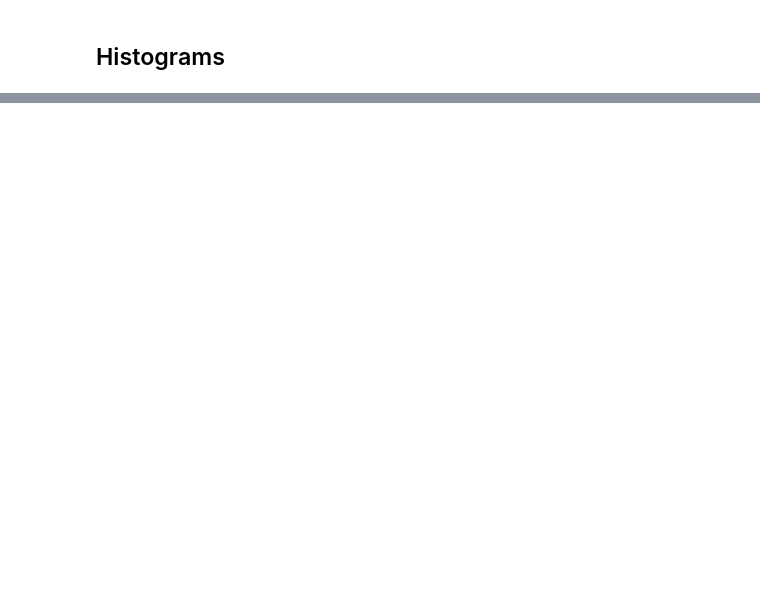
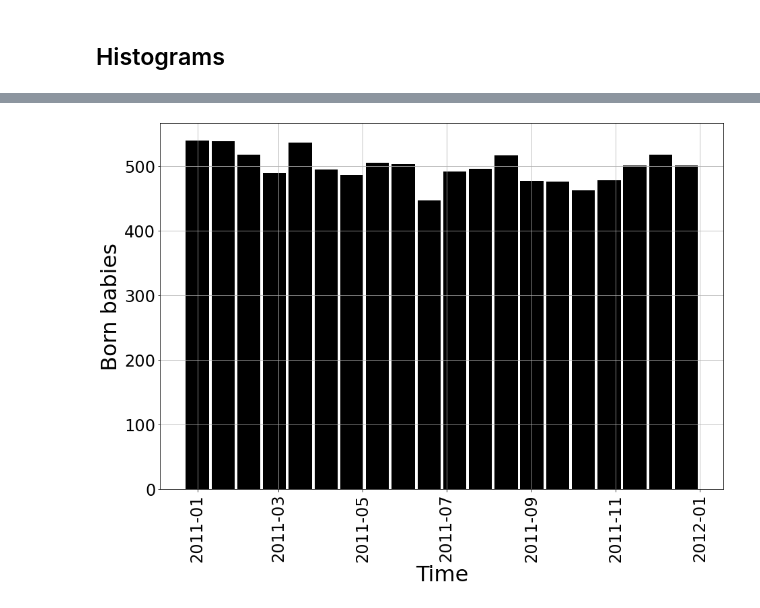
Before and after one commit to ihmeuw/vivarium_public_health, a Jupyter notebook: notebooks/pipeline_003_mortality_fertility.ipynb, the cells around one changed output, grey strips where cells are left out. Saved outputs shown, nothing was run; the diff lists cells and outputs as text; code cells hidden in the pictures; blank space fills up the shorter version.

```diff
--- a/notebooks/pipeline_003_mortality_fertility.ipynb
+++ b/notebooks/pipeline_003_mortality_fertility.ipynb
@@ -358,0 +408,16 @@ plt.show()
+# %%
+plt.figure(figsize=(15, 10))
+
+pop_births["entrance_time"].hist(bins=20,
+                           rwidth=0.9,
+                           color='k',
+                           align='left'
+                          )
+plt.xlabel("Time", size=32)
+plt.ylabel("Born babies", size=32)
+plt.xticks(size=24, rotation=90)
+plt.yticks(size=24)
+#plt.legend(fontsize=24)
+plt.show()
+# %% [output]
+[figure, added]
```
Also changed, not shown: parts of 18 cells of this notebook, 1 other file.
